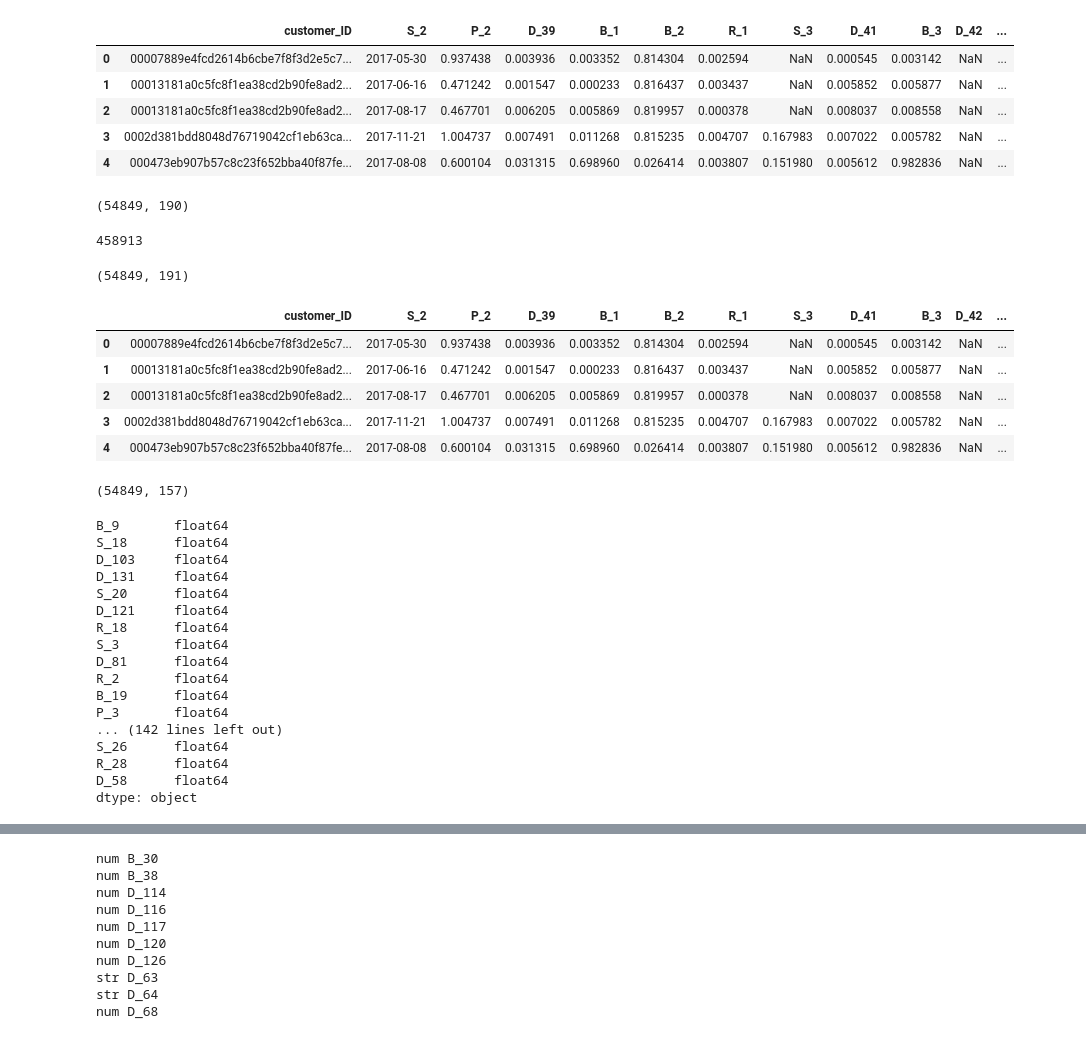
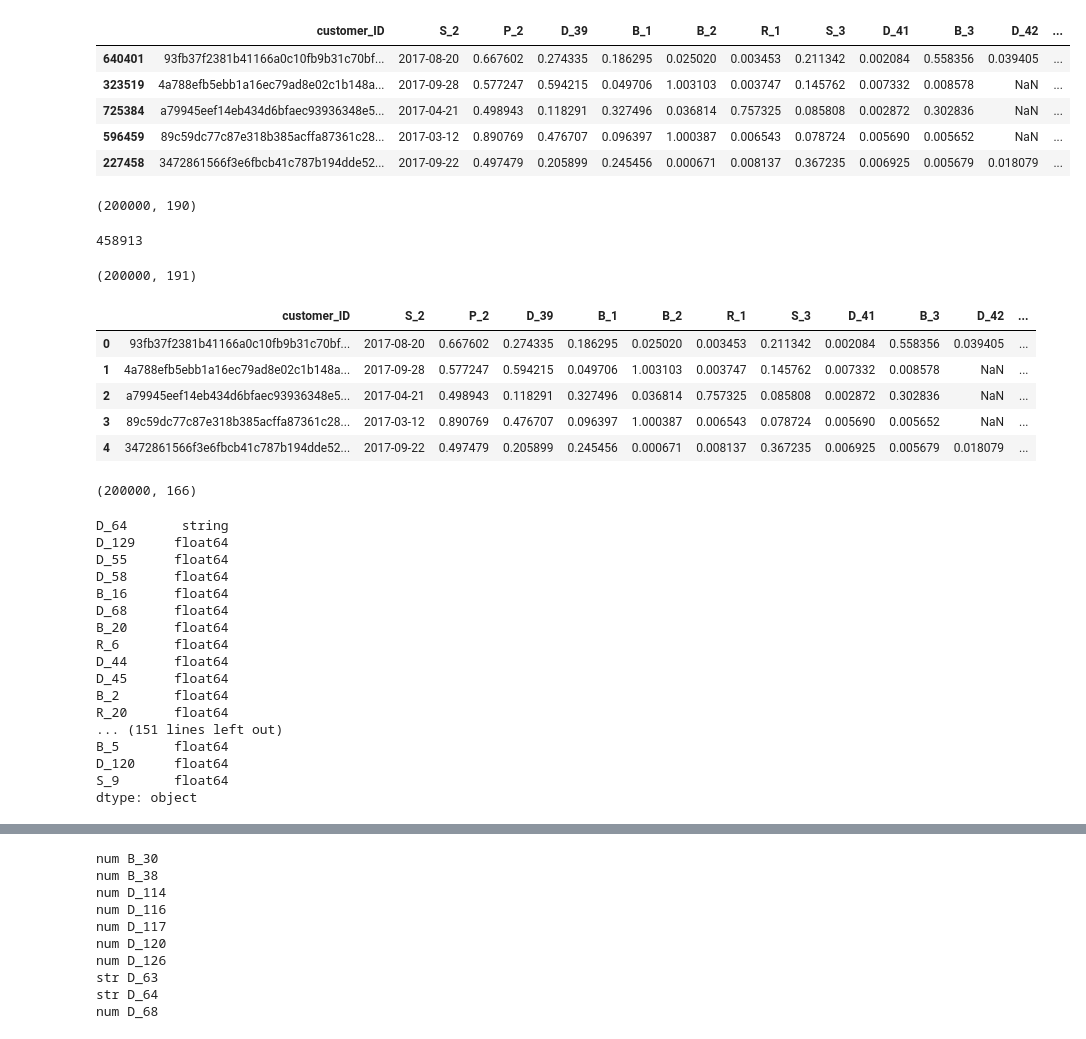
Before and after one commit to MykolaPinchuk/KaggleProjects, a Jupyter notebook: kp15-default.ipynb, the cells around one changed output, grey strips where cells are left out. Drawn from its saved outputs; the diff is of its cells as text; code cells hidden in the pictures.

Commit message:
Kaggle Notebook | KP15_Default | Version 6

```diff
--- a/kp15-default.ipynb
+++ b/kp15-default.ipynb
@@ -115,17 +115,18 @@ def log_transformer_mp_i1(df_train, df_test, df_pred, feature_subset=False, min_
     print('Skewed columns log-transformed: ', list(set(skewed_vars)&set(features_totransform)))
 # %%
 time0 = time.time()
-with open('../input/amex-default-downsampled-01/amex_default_0.1sample.pickle', 'rb') as pickled_one:
+with open('../input/kp15-default-02downsampled/KP15_downsampled02.pickle', 'rb') as pickled_one:
     df = pickle.load(pickled_one)
+df = df.sample(200000)
 display(df.head(),df.shape)
 # %% [output]
 |  | customer_ID | S_2 | P_2 | D_39 | B_1 | B_2 | R_1 | S_3 | D_41 | B_3 | D_42 | ... |
-| 0 | 00007889e4fcd2614b6cbe7f8f3d2e5c7... | 2017-05-30 | 0.937438 | 0.003936 | 0.003352 | 0.814304 | 0.002594 | NaN | 0.000545 | 0.003142 | NaN | ... |
-| 1 | 00013181a0c5fc8f1ea38cd2b90fe8ad2... | 2017-06-16 | 0.471242 | 0.001547 | 0.000233 | 0.816437 | 0.003437 | NaN | 0.005852 | 0.005877 | NaN | ... |
-| 2 | 00013181a0c5fc8f1ea38cd2b90fe8ad2... | 2017-08-17 | 0.467701 | 0.006205 | 0.005869 | 0.819957 | 0.000378 | NaN | 0.008037 | 0.008558 | NaN | ... |
-| 3 | 0002d381bdd8048d76719042cf1eb63ca... | 2017-11-21 | 1.004737 | 0.007491 | 0.011268 | 0.815235 | 0.004707 | 0.167983 | 0.007022 | 0.005782 | NaN | ... |
-| 4 | 000473eb907b57c8c23f652bba40f87fe... | 2017-08-08 | 0.600104 | 0.031315 | 0.698960 | 0.026414 | 0.003807 | 0.151980 | 0.005612 | 0.982836 | NaN | ... |
+| 640401 | 93fb37f2381b41166a0c10fb9b31c70bf... | 2017-08-20 | 0.667602 | 0.274335 | 0.186295 | 0.025020 | 0.003453 | 0.211342 | 0.002084 | 0.558356 | 0.039405 | ... |
+| 323519 | 4a788efb5ebb1a16ec79ad8e02c1b148a... | 2017-09-28 | 0.577247 | 0.594215 | 0.049706 | 1.003103 | 0.003747 | 0.145762 | 0.007332 | 0.008578 | NaN | ... |
+| 725384 | a79945eef14eb434d6bfaec93936348e5... | 2017-04-21 | 0.498943 | 0.118291 | 0.327496 | 0.036814 | 0.757325 | 0.085808 | 0.002872 | 0.302836 | NaN | ... |
+| 596459 | 89c59dc77c87e318b385acffa87361c28... | 2017-03-12 | 0.890769 | 0.476707 | 0.096397 | 1.000387 | 0.006543 | 0.078724 | 0.005690 | 0.005652 | NaN | ... |
+| 227458 | 3472861566f3e6fbcb41c787b194dde52... | 2017-09-22 | 0.497479 | 0.205899 | 0.245456 | 0.000671 | 0.008137 | 0.367235 | 0.006925 | 0.005679 | 0.018079 | ... |
-(54849, 190)
+(200000, 190)
 # %%
 df_labels = pd.read_csv('../input/amex-default-prediction/train_labels.csv')
 display(len(df_labels))
@@ -134,13 +135,13 @@ display(df.shape, df.head())
 df.drop(columns=['customer_ID', 'S_2'], inplace=True)
 # %% [output]
 458913
-(54849, 191)
+(200000, 191)
 |  | customer_ID | S_2 | P_2 | D_39 | B_1 | B_2 | R_1 | S_3 | D_41 | B_3 | D_42 | ... |
-| 0 | 00007889e4fcd2614b6cbe7f8f3d2e5c7... | 2017-05-30 | 0.937438 | 0.003936 | 0.003352 | 0.814304 | 0.002594 | NaN | 0.000545 | 0.003142 | NaN | ... |
-| 1 | 00013181a0c5fc8f1ea38cd2b90fe8ad2... | 2017-06-16 | 0.471242 | 0.001547 | 0.000233 | 0.816437 | 0.003437 | NaN | 0.005852 | 0.005877 | NaN | ... |
-| 2 | 00013181a0c5fc8f1ea38cd2b90fe8ad2... | 2017-08-17 | 0.467701 | 0.006205 | 0.005869 | 0.819957 | 0.000378 | NaN | 0.008037 | 0.008558 | NaN | ... |
-| 3 | 0002d381bdd8048d76719042cf1eb63ca... | 2017-11-21 | 1.004737 | 0.007491 | 0.011268 | 0.815235 | 0.004707 | 0.167983 | 0.007022 | 0.005782 | NaN | ... |
-| 4 | 000473eb907b57c8c23f652bba40f87fe... | 2017-08-08 | 0.600104 | 0.031315 | 0.698960 | 0.026414 | 0.003807 | 0.151980 | 0.005612 | 0.982836 | NaN | ... |
+| 0 | 93fb37f2381b41166a0c10fb9b31c70bf... | 2017-08-20 | 0.667602 | 0.274335 | 0.186295 | 0.025020 | 0.003453 | 0.211342 | 0.002084 | 0.558356 | 0.039405 | ... |
+| 1 | 4a788efb5ebb1a16ec79ad8e02c1b148a... | 2017-09-28 | 0.577247 | 0.594215 | 0.049706 | 1.003103 | 0.003747 | 0.145762 | 0.007332 | 0.008578 | NaN | ... |
+| 2 | a79945eef14eb434d6bfaec93936348e5... | 2017-04-21 | 0.498943 | 0.118291 | 0.327496 | 0.036814 | 0.757325 | 0.085808 | 0.002872 | 0.302836 | NaN | ... |
+| 3 | 89c59dc77c87e318b385acffa87361c28... | 2017-03-12 | 0.890769 | 0.476707 | 0.096397 | 1.000387 | 0.006543 | 0.078724 | 0.005690 | 0.005652 | NaN | ... |
+| 4 | 3472861566f3e6fbcb41c787b194dde52... | 2017-09-22 | 0.497479 | 0.205899 | 0.245456 | 0.000671 | 0.008137 | 0.367235 | 0.006925 | 0.005679 | 0.018079 | ... |
 # %%
 miss_c = df.count()
 miss_feat = miss_c[miss_c<40000]
@@ -151,23 +152,23 @@ df[['D_114','D_120','D_68','B_30','D_117','D_116','B_38']].apply(pd.to_numeric)
 df['D_64'] = df['D_64'].astype('string')
 display(df.dtypes)
 # %% [output]
-(54849, 157)
+(200000, 166)
-B_9       float64
-S_18      float64
-D_103     float64
-D_131     float64
-S_20      float64
-D_121     float64
-R_18      float64
-S_3       float64
-D_81      float64
-R_2       float64
-B_19      float64
-P_3       float64
-... (142 lines left out)
-S_26      float64
-R_28      float64
+D_64       string
+D_129     float64
+D_55      float64
 D_58      float64
+B_16      float64
+D_68      float64
+B_20      float64
+R_6       float64
+D_44      float64
+D_45      float64
+B_2       float64
+R_20      float64
+... (151 lines left out)
+B_5       float64
+D_120     float64
+S_9       float64
 dtype: object
 # %%
 ### sample split ###
```
Also changed, not shown: parts of 7 cells of this notebook.
